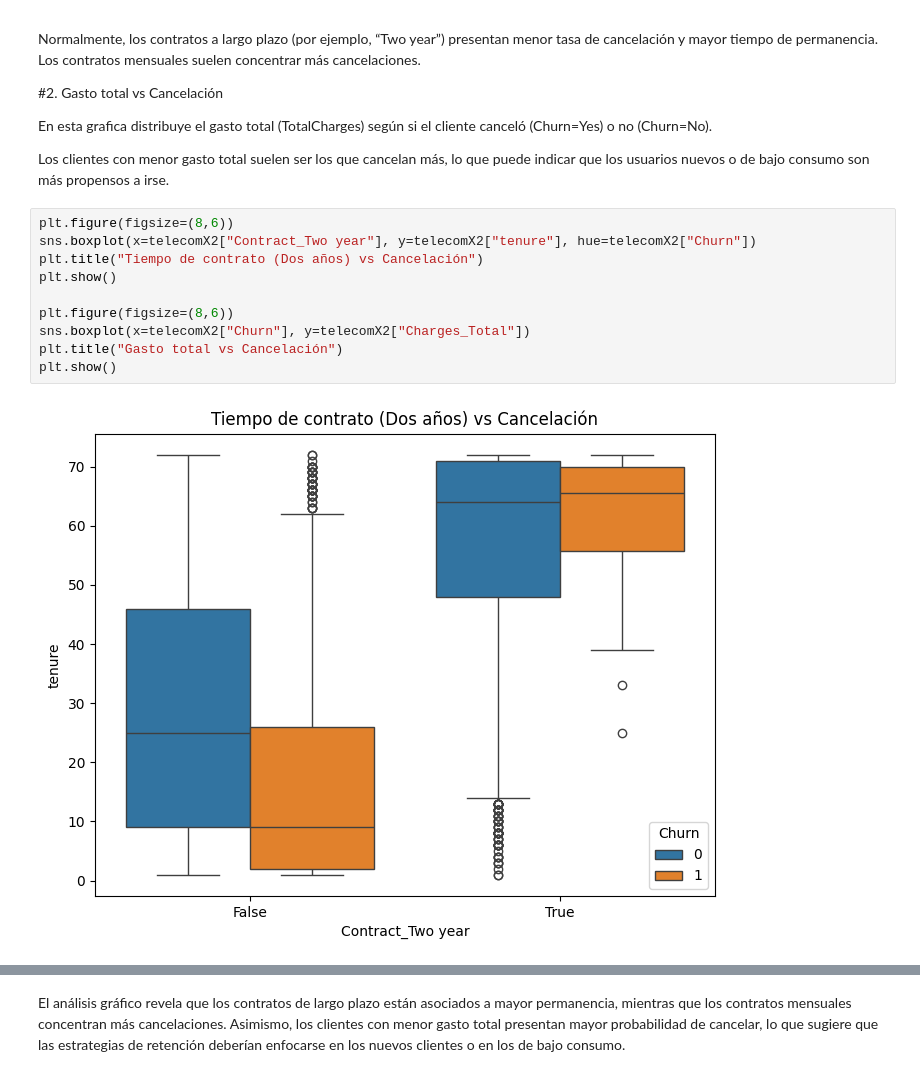
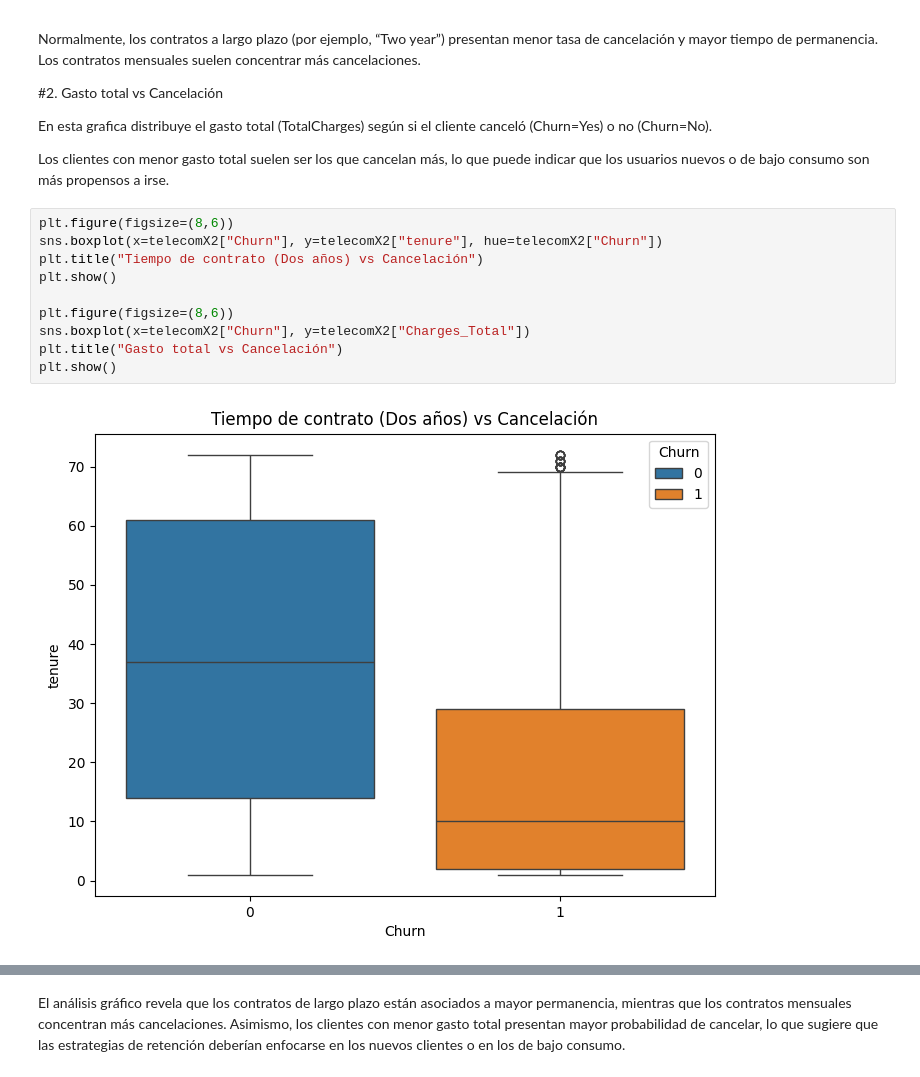
Before and after one commit to AlexTovar31/Challenge_Telecom_2, a Jupyter notebook: TelecomX_2.ipynb, the cells around one changed output, grey strips where cells are left out. Saved outputs shown, nothing was run; the diff lists cells and outputs as text.

```diff
--- a/TelecomX_2.ipynb
+++ b/TelecomX_2.ipynb
@@ -503,16 +503,16 @@ En esta grafica distribuye el gasto total (TotalCharges) según si el cliente ca
 Los clientes con menor gasto total suelen ser los que cancelan más, lo que puede indicar que los usuarios nuevos o de bajo consumo son más propensos a irse.
 # %%
 plt.figure(figsize=(8,6))
-sns.boxplot(x=telecomX2["Contract_Two year"], y=telecomX2["tenure"], hue=telecomX2["Churn"])
+sns.boxplot(x=telecomX2["Churn"], y=telecomX2["tenure"], hue=telecomX2["Churn"])
 plt.title("Tiempo de contrato (Dos años) vs Cancelación")
 plt.show()
 
 plt.figure(figsize=(8,6))
 sns.boxplot(x=telecomX2["Churn"], y=telecomX2["Charges_Total"])
 plt.title("Gasto total vs Cancelación")
 plt.show()
 # %% [output]
-[figure, old version]
+[figure, new version]
 [figure]
 # %% [markdown]
 El análisis gráfico revela que los contratos de largo plazo están asociados a mayor permanencia, mientras que los contratos mensuales concentran más cancelaciones. Asimismo, los clientes con menor gasto total presentan mayor probabilidad de cancelar, lo que sugiere que las estrategias de retención deberían enfocarse en los nuevos clientes o en los de bajo consumo.
```
Also changed, not shown: parts of 14 cells of this notebook.
